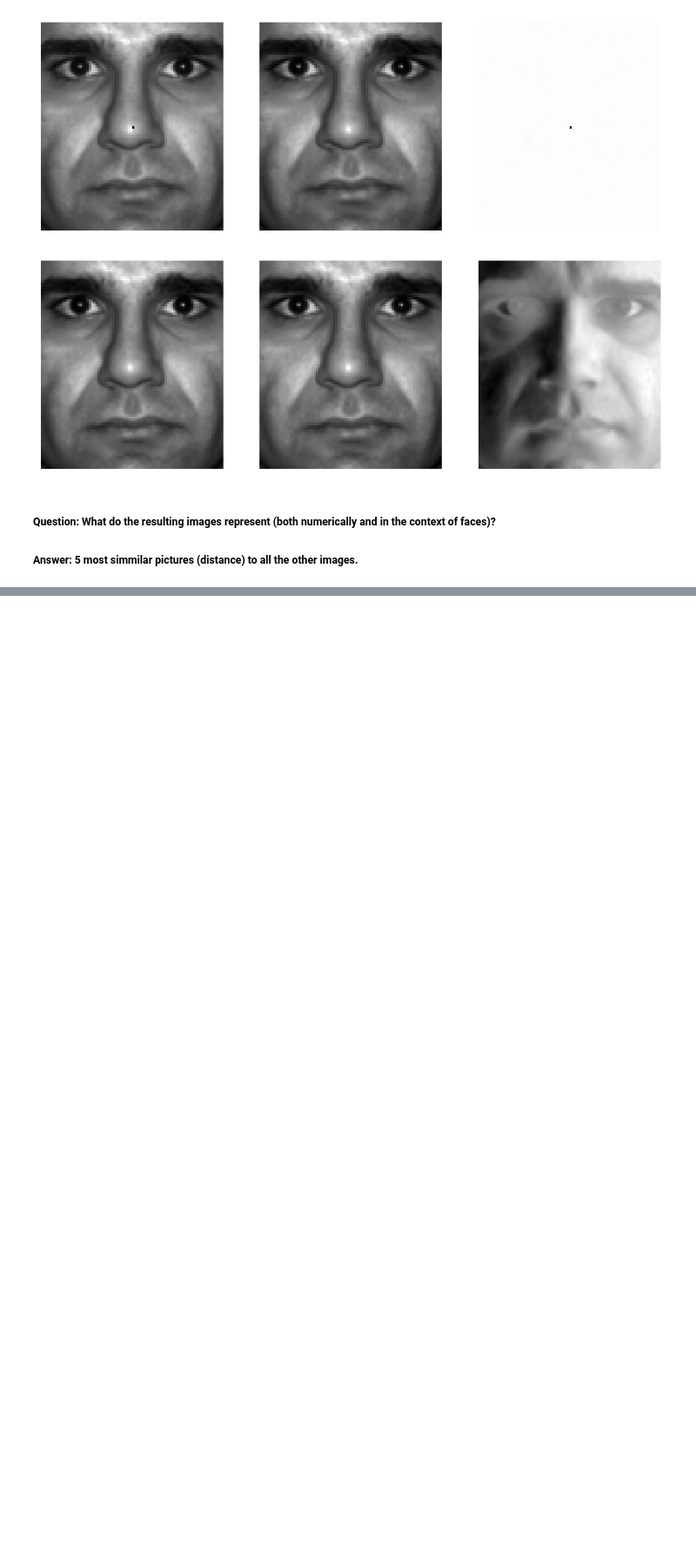
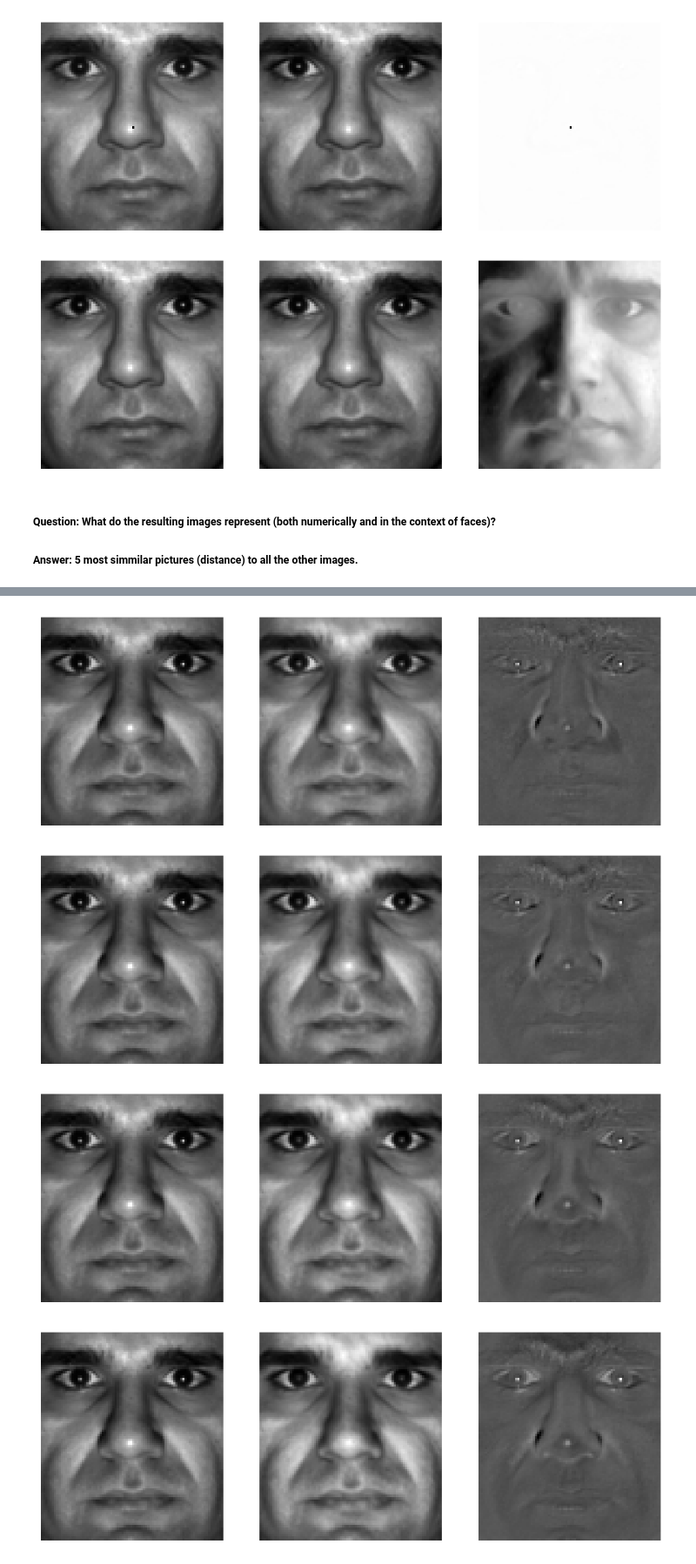
Before and after one commit to BlazBone/uz-vaje, a Jupyter notebook: assignment6/assignemnt6.ipynb, the cells around one changed output, grey strips where cells are left out. Shown at 87% size. Saved outputs shown, nothing was run; the diff lists cells and outputs as text; code cells hidden in the pictures; blank space fills up the shorter version.

```diff
--- a/assignment6/assignemnt6.ipynb
+++ b/assignment6/assignemnt6.ipynb
@@ -356,0 +365,31 @@ plt.show()
+# %%
+values = [32,16,8,4,2,1]
+
+
+for value in values:
+  # take a random picture from the dataset
+  image = data[:,1].copy()
+  # project the first image to the subspace
+  y_i = U.T @ (image - mean)
+  # set every value from the first value to 0
+  y_i[value:] = 0
+  # y_i[:value] = 0
+  # reconstruct the first image
+  recon = U @ y_i + mean
+
+  plt.subplot(1,3,1)
+  plt.imshow(image.reshape(image_size), cmap='gray')
+  plt.axis('off')
+  plt.subplot(1,3,2)
+  plt.imshow(recon.reshape(image_size), cmap='gray')
+  plt.axis('off')
+  # plot difference
+  plt.subplot(1,3,3)
+  plt.imshow((image - recon).reshape(image_size), cmap='gray')
+  plt.axis('off')
+  plt.show()
+# %% [output]
+[figure, added]
+[figure, added]
+[figure, added]
+[figure, added]
```
Also changed, not shown: parts of 2 cells of this notebook.
